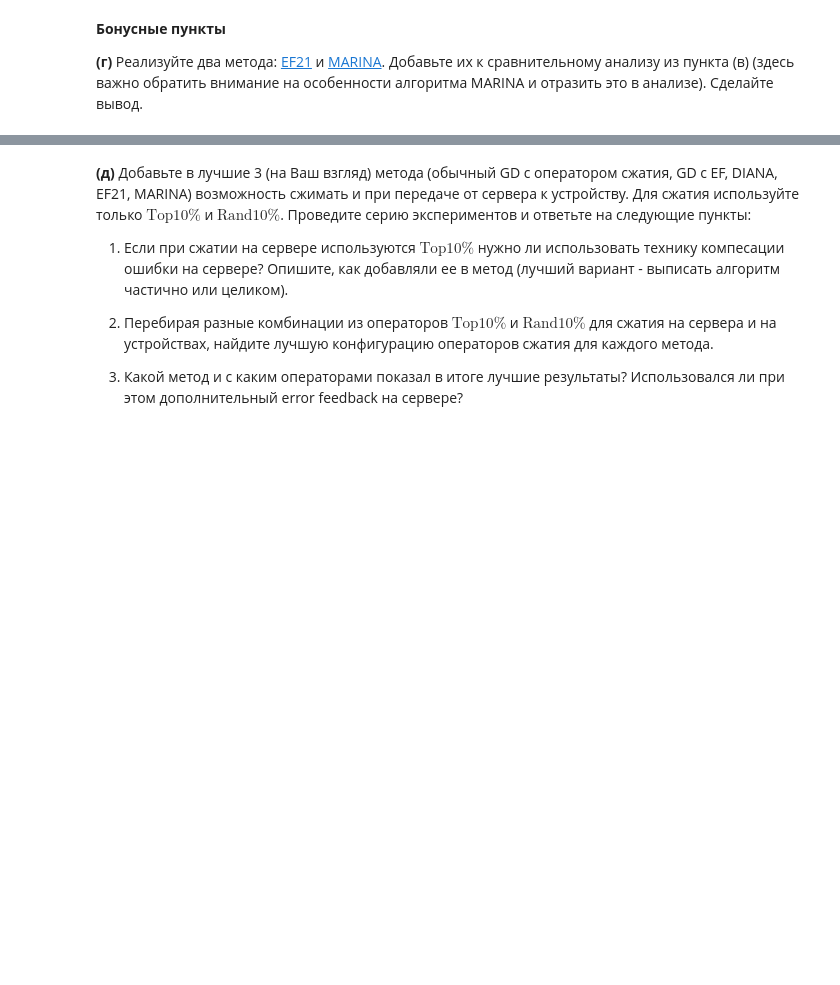
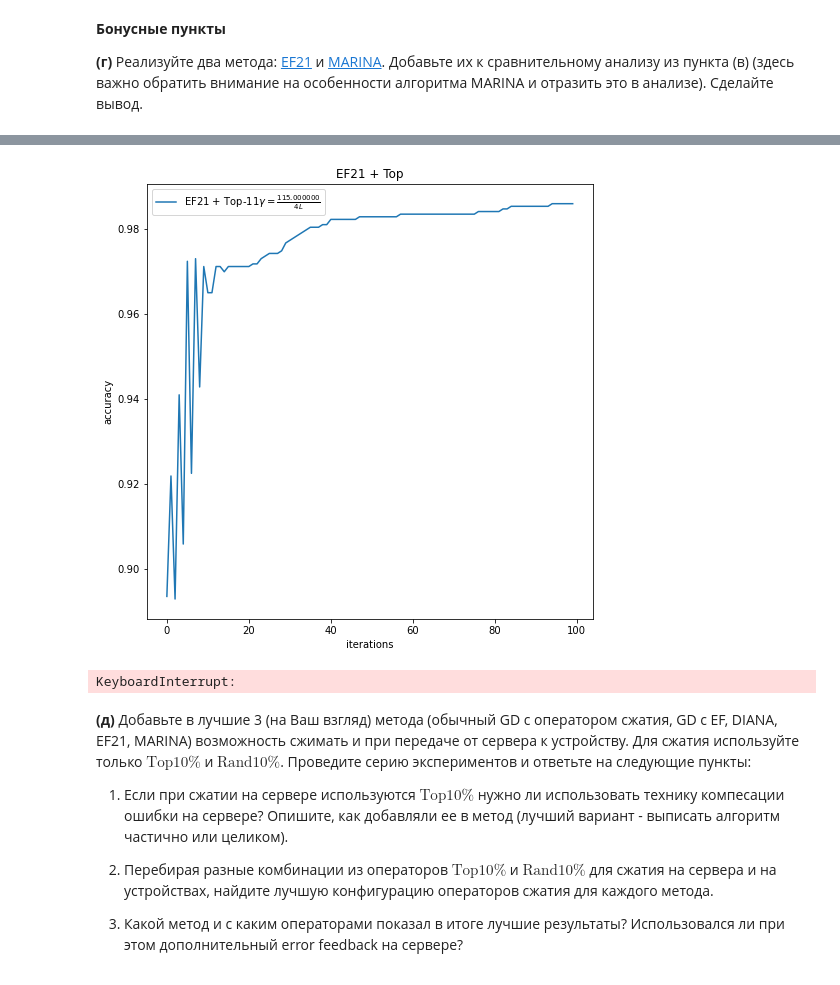
Before and after one commit to k2a07/MIPT-homeworks, a Jupyter notebook: Acharya_Kirill_Optimization_HW_7.ipynb, the cells around one changed output, grey strips where cells are left out. Saved outputs shown, nothing was run; the diff lists cells and outputs as text; code cells hidden in the pictures; blank space fills up the shorter version.

```diff
--- a/Acharya_Kirill_Optimization_HW_7.ipynb
+++ b/Acharya_Kirill_Optimization_HW_7.ipynb
@@ -631,5 +668,32 @@ __(г)__ Реализуйте два метода: [EF21](https://proceedings.ne
+# %%
+X_crit, Y_crit, Labels_crit = [], [], []
+X_acc, Y_acc, Labels_acc = [], [], []
+best_idx = 3 #best_idx
+
+X_acc.append([i for i in range(n_iter)])
+Y_acc.append(accs[best_idx])
+Labels_crit.append(labels[best_idx])
+opt.plot_graphs(X_acc, Y_acc, x_label = "iterations", lines_labels = labels, title = title, logscale = False, criteria_type = "accuracy")
+
+X_crit.append(x[best_idx])
+Y_crit.append(y[best_idx])
+Labels_crit.append(labels[best_idx])
+# %% [output]
+[figure, added]
 # %%
-#TBD
+#LR fitting Marina + Rand10%%
+title = "Marina + Rand"
+n_iter = 10
+compression_coeff = 0.1
+c_param_list = [0.1, 1, 10, 50, 100]
+x, y, labels, best_alg, best_information, best_differences_arr, best_label, best_idx, accs, best_points_arr = best_compressor_alg_loss(
+                                            d_logloss_mushrooms, d_logloss_grad_mushrooms, title,
+                                            n_iter, compression_coeff, c_param_list, y_lim = 1e-2,
+                                            rand_k_activate = True, top_k_activate = False, marina_activate = True,
+                                            )
+opt.plot_graphs(x, y, x_label = "Information, bytes", lines_labels = labels, title = title, logscale = True, criteria_type = "||grad_f||^2", idx_marker_arr = best_idx)
+# %% [output]
+KeyboardInterrupt:
 # %% [markdown]
 __(д)__ Добавьте в лучшие 3 (на Ваш взгляд) метода (обычный GD с оператором сжатия, GD с EF, DIANA, EF21, MARINA) возможность сжимать и при передаче от сервера к устройству. Для сжатия используйте только $\text{Top}10\%$ и $\text{Rand}10\%$. Проведите серию экспериментов и ответьте на следующие пункты:
 
```
Also changed, not shown: parts of 10 cells of this notebook, 1 other file.
